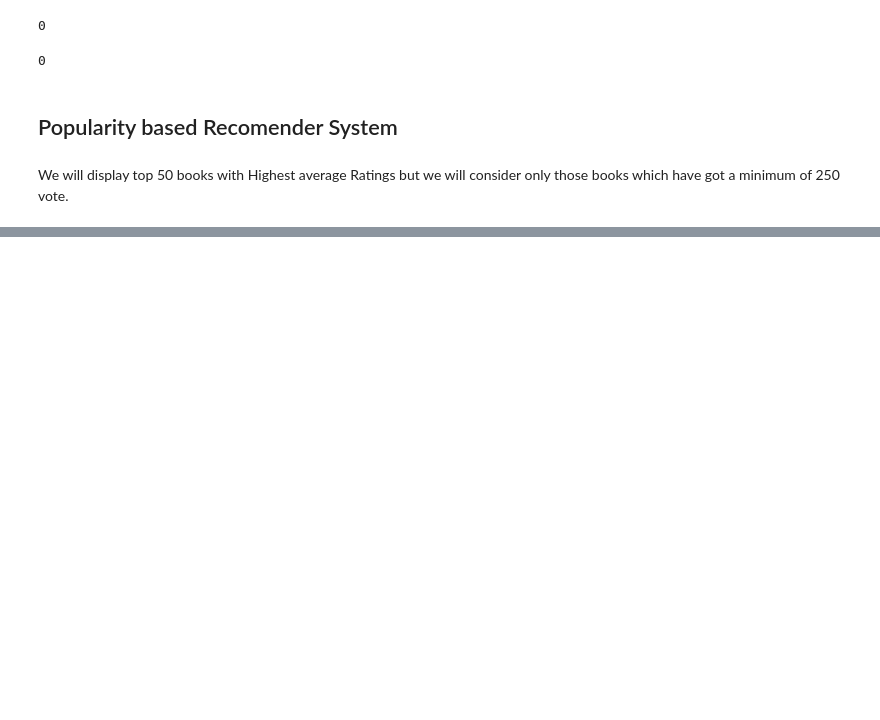
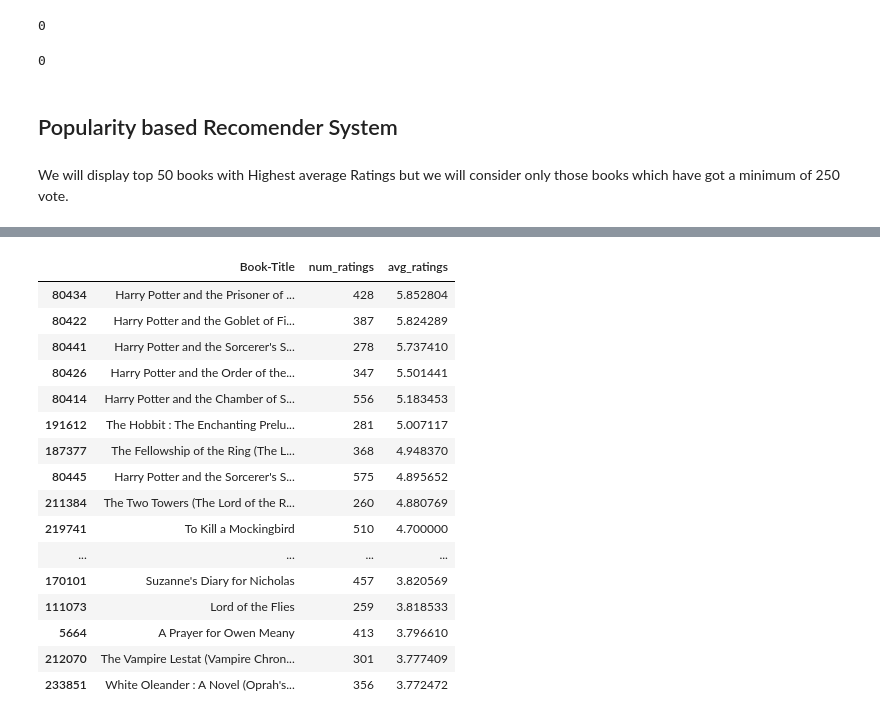
Before and after one commit to raushan9jnv/Book-Recommender-System, a Jupyter notebook: Book_Recommender_System.ipynb, the cells around one changed output, grey strips where cells are left out. Cells and saved outputs as stored; diff of their text form; code cells hidden in the pictures; blank space fills up the shorter version.

```diff
--- a/Book_Recommender_System.ipynb
+++ b/Book_Recommender_System.ipynb
@@ -103,3 +103,9 @@ ratings.duplicated().sum()
 ## Popularity based Recomender System
 # %% [markdown]
 We will display top 50 books with Highest average Ratings but we will consider only those books which have got a  minimum of 250 vote.
+# %%
+# Merge ratings and books dataset
+rating_with_names = ratings.merge(books, on ="ISBN")
+
+#shape of merge data
+rating_with_names.shape
@@ -105,0 +116,5 @@ We will display top 50 books with Highest average Ratings but we will consider o
+# %%
+# this dataset there are multiple books whose name are same  but there isbn are same means harry potter books are avaiable with three different isbn number.
+num_rating_df = rating_with_names.groupby("Book-Title").count()['Book-Rating'].reset_index()
+num_rating_df.rename(columns = {'Book-Rating': 'num_ratings'}, inplace=True)
+num_rating_df
@@ -105,0 +172,22 @@ We will display top 50 books with Highest average Ratings but we will consider o
+# %%
+# ratings greater or equal to 250 and select top 50
+popular_df = popular_df[popular_df['num_ratings'] >= 250].sort_values('avg_ratings', ascending = False).head(50)
+popular_df
+# %% [output]
+|  | Book-Title | num_ratings | avg_ratings |
+| 80434 | Harry Potter and the Prisoner of ... | 428 | 5.852804 |
+| 80422 | Harry Potter and the Goblet of Fi... | 387 | 5.824289 |
+| 80441 | Harry Potter and the Sorcerer's S... | 278 | 5.737410 |
+| 80426 | Harry Potter and the Order of the... | 347 | 5.501441 |
+| 80414 | Harry Potter and the Chamber of S... | 556 | 5.183453 |
+| 191612 | The Hobbit : The Enchanting Prelu... | 281 | 5.007117 |
+| 187377 | The Fellowship of the Ring (The L... | 368 | 4.948370 |
+| 80445 | Harry Potter and the Sorcerer's S... | 575 | 4.895652 |
+| 211384 | The Two Towers (The Lord of the R... | 260 | 4.880769 |
+| 219741 | To Kill a Mockingbird | 510 | 4.700000 |
+| ... | ... | ... | ... |
+| 170101 | Suzanne's Diary for Nicholas | 457 | 3.820569 |
+| 111073 | Lord of the Flies | 259 | 3.818533 |
+| 5664 | A Prayer for Owen Meany | 413 | 3.796610 |
+| 212070 | The Vampire Lestat (Vampire Chron... | 301 | 3.777409 |
+| 233851 | White Oleander : A Novel (Oprah's... | 356 | 3.772472 |
```
Also changed, not shown: parts of 7 cells of this notebook.
